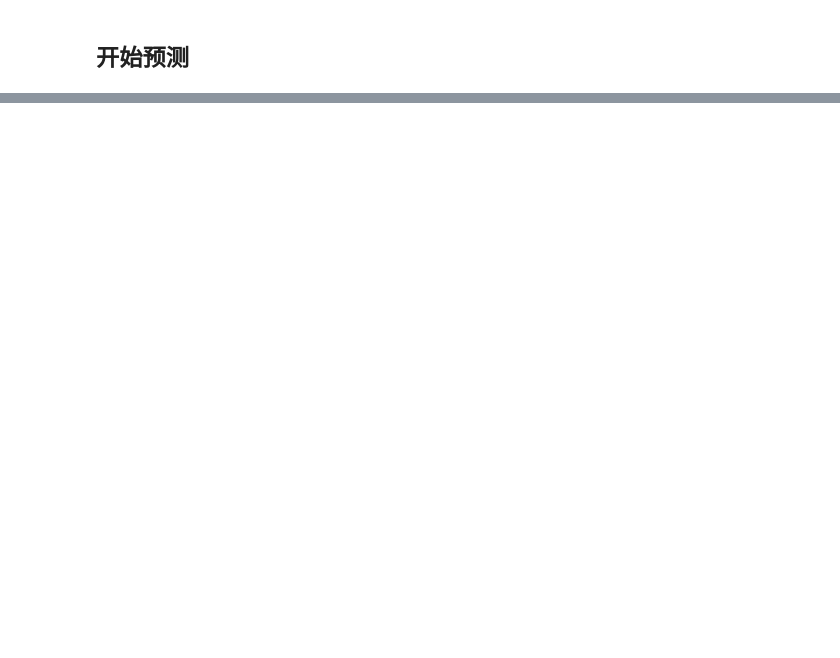
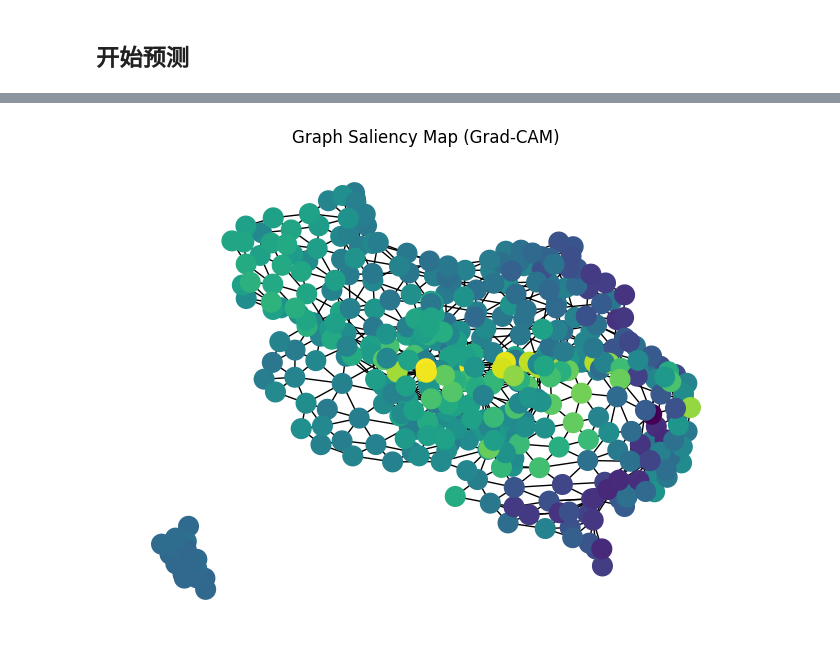
Before and after one commit to toolManAYY/GTmining, a Jupyter notebook: diffpool/predict_script.ipynb, the cells around one changed output, grey strips where cells are left out. Saved outputs shown, nothing was run; the diff lists cells and outputs as text; code cells hidden in the pictures; blank space fills up the shorter version.

```diff
--- a/diffpool/predict_script.ipynb
+++ b/diffpool/predict_script.ipynb
@@ -885,3 +1126,7 @@ for batch_idx, (batch_graph, graph_labels) in enumerate(train_dataloader):
     model.zero_grad()
 # %% [markdown]
 ## 开始预测
+# %%
+dataset_predict = customreaddata(name="GTmining",
+                                   raw_dir=f'./predict_data/dl_data/predict/')
+predict_dataloader = prepare_data(dataset_predict, shuffle=False, prog_args=prog_args, custom_batch_size=1)
@@ -1008,7 +1266,7 @@ for fold_num_predict in range(1, len(list(best_epoch_dict.keys()))+1):
                                                                                                                                     round(float(temp.ndata['feat'][2][5]), 5),
                                                                                                                                     round(float(temp.ndata['feat'][2][6]), 5))
             # protein_id = id_card_protein[protein_temp_id_card]
-            print(f"Protein ID: {item_id[0]}, Protein temp id card: {id_card_protein[protein_temp_id_card]}")
+            # print(f"Protein ID: {item_id[0]}, Protein temp id card: {id_card_protein[protein_temp_id_card]}")
             protein_id = item_id[0]
 
 
@@ -1022,6 +1280,6 @@ for fold_num_predict in range(1, len(list(best_epoch_dict.keys()))+1):
     elapsed_time = time.time() - begin_time
     print("epoch {:.4f} with epoch time {:.4f} s".format(epoch_predict, elapsed_time))
 
-    break
+    # break
 # %% [output]
 EPOCH ###### Fold 1 Epoch 206 ######
@@ -1175,0 +1454,13 @@ ACD36995.1_d_1:
+# %%
+# 2. 输入一张图（DGL 图）
+g = batch_graph  # 你的输入图
+
+# 3. 提取节点显著性
+node_saliency = model.get_gradient_cam(g, target_label=0)  # 假设你想要针对预测的类别计算显著性
+
+# 4. 把显著性存到图节点特征中（用于可视化）
+g.ndata["saliency"] = torch.tensor(node_saliency, dtype=torch.float32)
+
+# 输出：每个节点的显著性分数
+print("节点显著性：", node_saliency)
+print("显著性形状：", node_saliency.shape)  # [N] → N=输入图节点数
@@ -1175,0 +2027,25 @@ ACD36995.1_d_1:
+# %%
+import networkx as nx
+import matplotlib.pyplot as plt
+
+# 1. 把图挪到 CPU
+nx_g = g.cpu().to_networkx().to_undirected()
+
+# 2. 把显著性也挪到 CPU + 转成 numpy（关键修复）
+node_saliency_cpu = node_saliency.detach().cpu().numpy()
+
+# 3. 绘制（完美不报错）
+pos = nx.spring_layout(nx_g, seed=42)
+nx.draw(
+    nx_g,
+    pos,
+    node_color=node_saliency_cpu,  # 用 CPU 版本
+    cmap=plt.cm.viridis,
+    node_size=200,
+    with_labels=False
+)
+# plt.colorbar(label="Node Saliency")
+plt.title("Graph Saliency Map (Grad-CAM)")
+plt.show()
+# %% [output]
+[figure, added]
```
Also changed, not shown: parts of 20 cells of this notebook, 27 other files.
